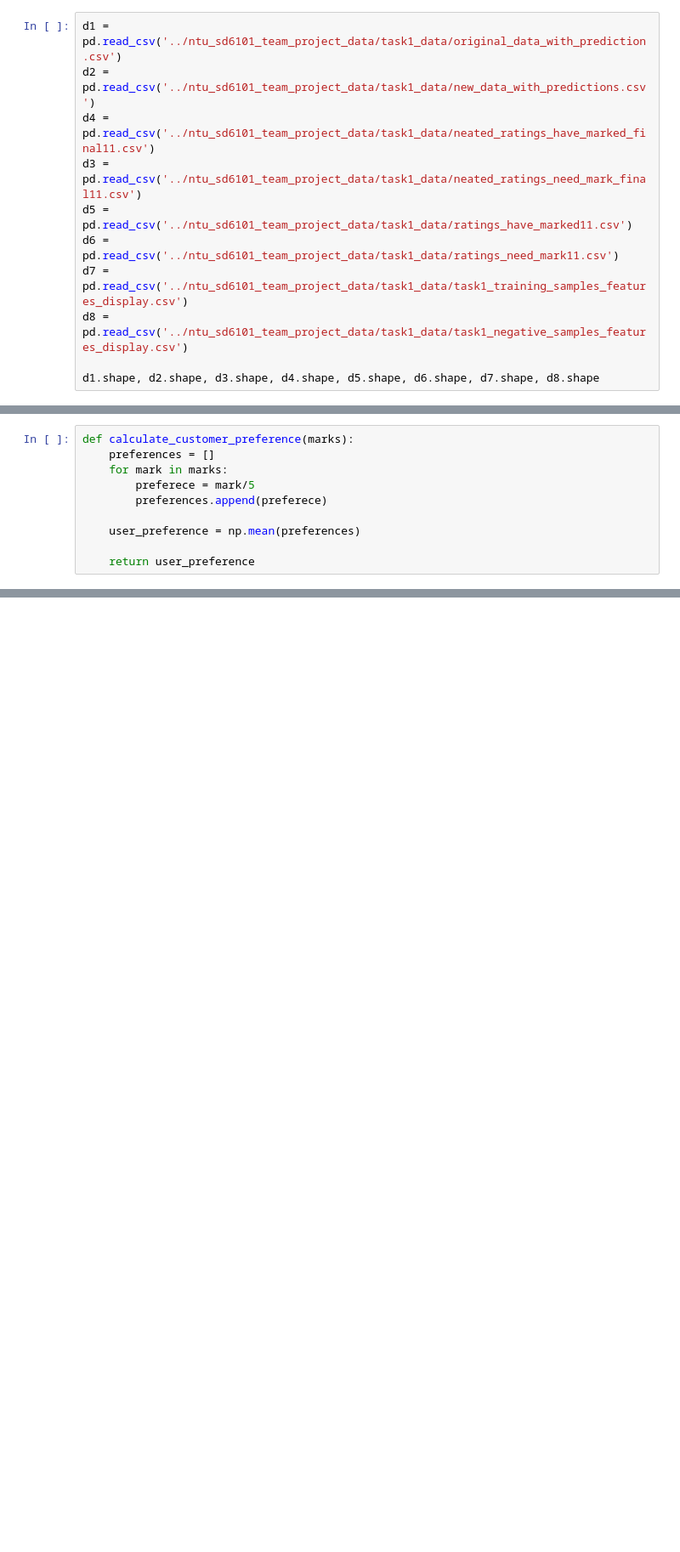
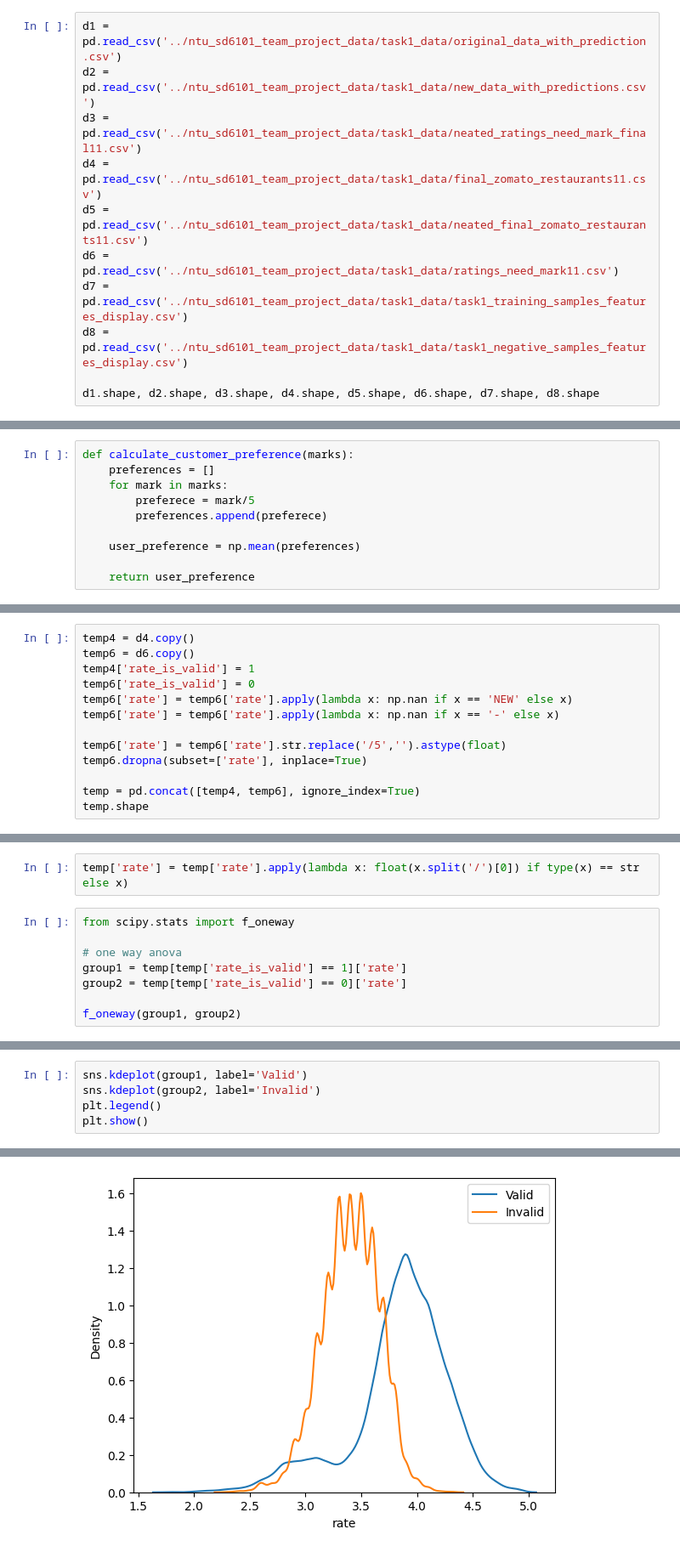
Before and after one commit to VioletPANsq/ntu_sd6101_team_project, a Jupyter notebook: notebook/Hypothesis_Testing.ipynb, the cells around one changed output, grey strips where cells are left out. Shown: that part at 85% size. Drawn from its saved outputs; the diff is of its cells as text; blank space fills up the shorter version.

```diff
--- a/notebook/Hypothesis_Testing.ipynb
+++ b/notebook/Hypothesis_Testing.ipynb
@@ -66,9 +84,9 @@ location_df = pd.read_csv('../ntu_sd6101_team_project_data/location_info.csv')
 # %%
 d1 = pd.read_csv('../ntu_sd6101_team_project_data/task1_data/original_data_with_prediction.csv')
 d2 = pd.read_csv('../ntu_sd6101_team_project_data/task1_data/new_data_with_predictions.csv')
-d4 = pd.read_csv('../ntu_sd6101_team_project_data/task1_data/neated_ratings_have_marked_final11.csv')
 d3 = pd.read_csv('../ntu_sd6101_team_project_data/task1_data/neated_ratings_need_mark_final11.csv')
-d5 = pd.read_csv('../ntu_sd6101_team_project_data/task1_data/ratings_have_marked11.csv')
+d4 = pd.read_csv('../ntu_sd6101_team_project_data/task1_data/final_zomato_restaurants11.csv')
+d5 = pd.read_csv('../ntu_sd6101_team_project_data/task1_data/neated_final_zomato_restaurants11.csv')
 d6 = pd.read_csv('../ntu_sd6101_team_project_data/task1_data/ratings_need_mark11.csv')
 d7 = pd.read_csv('../ntu_sd6101_team_project_data/task1_data/task1_training_samples_features_display.csv')
 d8 = pd.read_csv('../ntu_sd6101_team_project_data/task1_data/task1_negative_samples_features_display.csv')
@@ -377,0 +669,13 @@ strong multicollinearity or other numerical problems.
+# %%
+temp4 = d4.copy()
+temp6 = d6.copy()
+temp4['rate_is_valid'] = 1
+temp6['rate_is_valid'] = 0
+temp6['rate'] = temp6['rate'].apply(lambda x: np.nan if x == 'NEW' else x)
+temp6['rate'] = temp6['rate'].apply(lambda x: np.nan if x == '-' else x)
+
+temp6['rate'] = temp6['rate'].str.replace('/5','').astype(float)
+temp6.dropna(subset=['rate'], inplace=True)
+
+temp = pd.concat([temp4, temp6], ignore_index=True)
+temp.shape
@@ -377,0 +699,10 @@ strong multicollinearity or other numerical problems.
+# %%
+temp['rate'] = temp['rate'].apply(lambda x: float(x.split('/')[0]) if type(x) == str else x)
+# %%
+from scipy.stats import f_oneway
+
+# one way anova
+group1 = temp[temp['rate_is_valid'] == 1]['rate']
+group2 = temp[temp['rate_is_valid'] == 0]['rate']
+
+f_oneway(group1, group2)
@@ -377,0 +711,6 @@ strong multicollinearity or other numerical problems.
+# %%
+sns.kdeplot(group1, label='Valid')
+sns.kdeplot(group2, label='Invalid')
+plt.legend()
+plt.show()
+# %% [output]
@@ -377,0 +720 @@ strong multicollinearity or other numerical problems.
+[figure, added]
```
Also changed, not shown: parts of 22 cells of this notebook, 2 other files.
